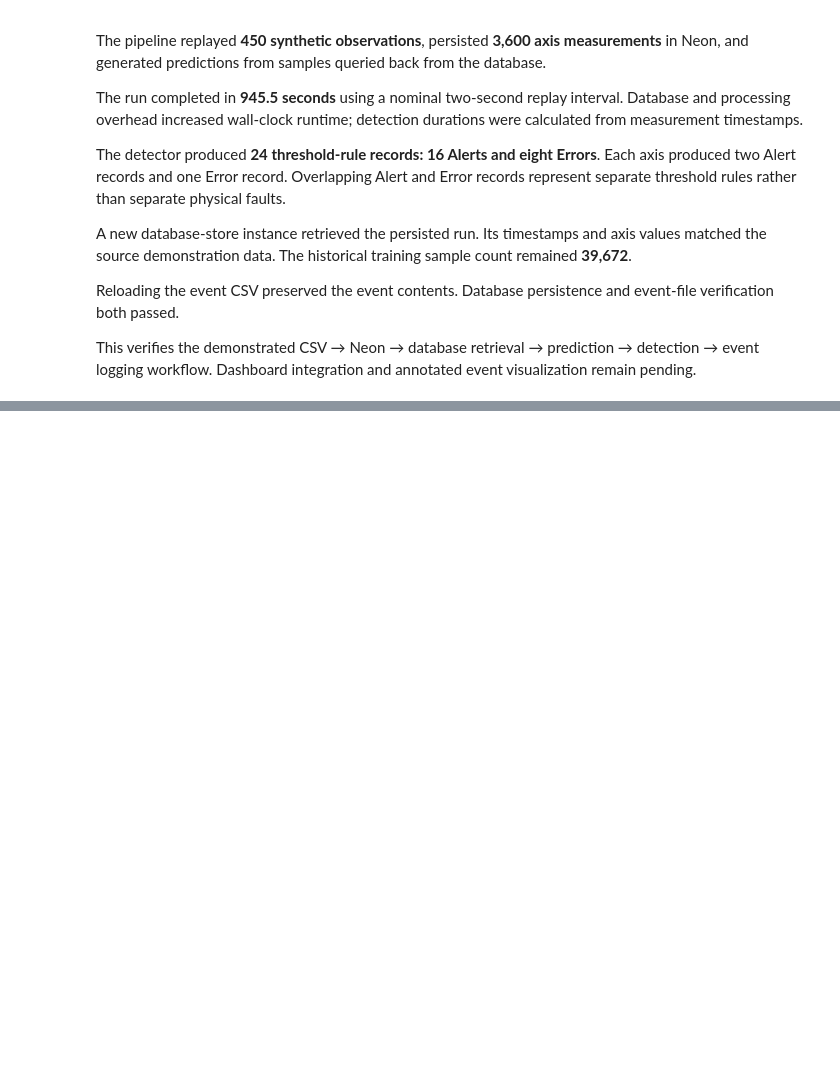
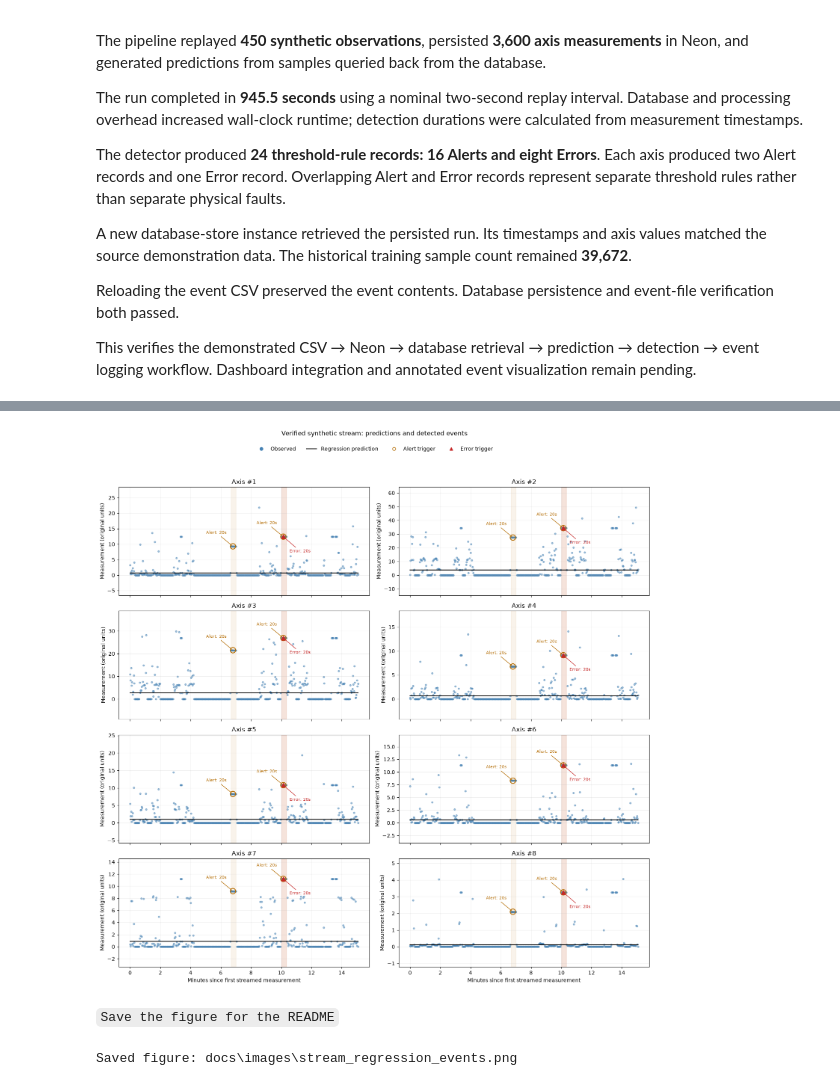
Before and after one commit to UbaidUllah777/DataStreamVisualization-regression-based-anomaly-detection, a Jupyter notebook: Regression_Anomaly_Detection.ipynb, the cells around one changed output, grey strips where cells are left out. Cells and saved outputs as stored; diff of their text form; code cells hidden in the pictures; blank space fills up the shorter version.

Commit message:
Visualize stream predictions with event markers and durations

```diff
--- a/Regression_Anomaly_Detection.ipynb
+++ b/Regression_Anomaly_Detection.ipynb
@@ -2361,0 +2374,45 @@ This verifies the demonstrated CSV → Neon → database retrieval → predictio
+# %%
+from analysis.event_visualizer import EventVisualizer
+
+# Read persisted outputs rather than rerunning the stream.
+saved_prediction_log = pd.read_csv(
+    stream_output_directory / "predictions.csv"
+)
+saved_prediction_log["sampled_at"] = pd.to_datetime(
+    saved_prediction_log["sampled_at"], utc=True
+)
+
+saved_event_log = EventCSVLogger(
+    stream_output_directory / "events.csv"
+).load()
+
+assert len(saved_prediction_log) == 3600
+assert len(saved_event_log) == 24
+
+event_visualizer = EventVisualizer(JOINTS)
+
+stream_event_figure = event_visualizer.plot(
+    prediction_log=saved_prediction_log,
+    events=saved_event_log,
+)
+
+plt.show()
+# %% [output]
+[figure, added]
+# %% [markdown]
+`Save the figure for the README`
+# %%
+image_directory = PROJECT_ROOT / "docs" / "images"
+image_directory.mkdir(parents=True, exist_ok=True)
+
+event_plot_path = image_directory / "stream_regression_events.png"
+
+stream_event_figure.savefig(
+    event_plot_path,
+    dpi=160,
+    bbox_inches="tight",
+)
+
+print("Saved figure:", event_plot_path.relative_to(PROJECT_ROOT))
+# %% [output]
+Saved figure: docs\images\stream_regression_events.png
```
Also changed, not shown: parts of 2 cells of this notebook, 2 other files.
